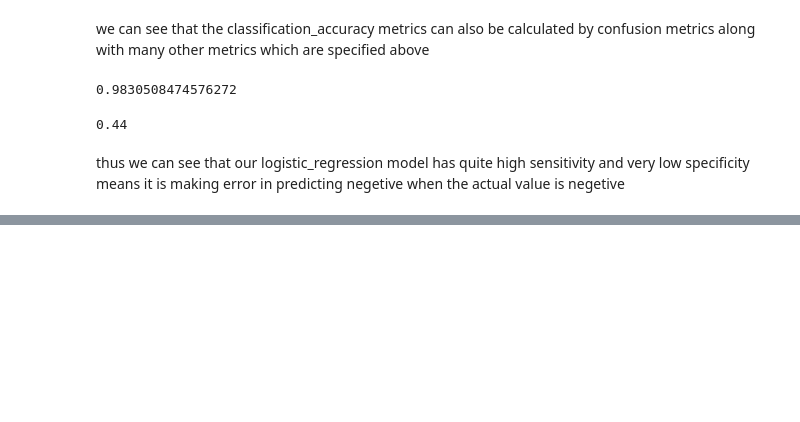
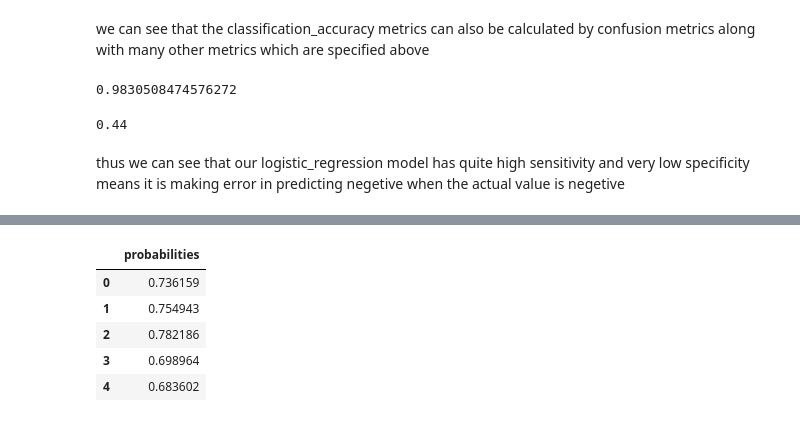
Before and after one commit to Justmiku/ml_project, a Jupyter notebook: loan_prediction.ipynb, the cells around one changed output, grey strips where cells are left out. Drawn from its saved outputs; the diff is of its cells as text; code cells hidden in the pictures; blank space fills up the shorter version.

```diff
--- a/loan_prediction.ipynb
+++ b/loan_prediction.ipynb
@@ -630,0 +667,10 @@ thus we can see that our logistic_regression model has quite high sensitivity an
+# %%
+y_prd=pd.DataFrame(y_prd)
+y_prd.head()
+# %% [output]
+|  | probabilities |
+| 0 | 0.736159 |
+| 1 | 0.754943 |
+| 2 | 0.782186 |
+| 3 | 0.698964 |
+| 4 | 0.683602 |
```
Also changed, not shown: parts of 17 cells of this notebook.
